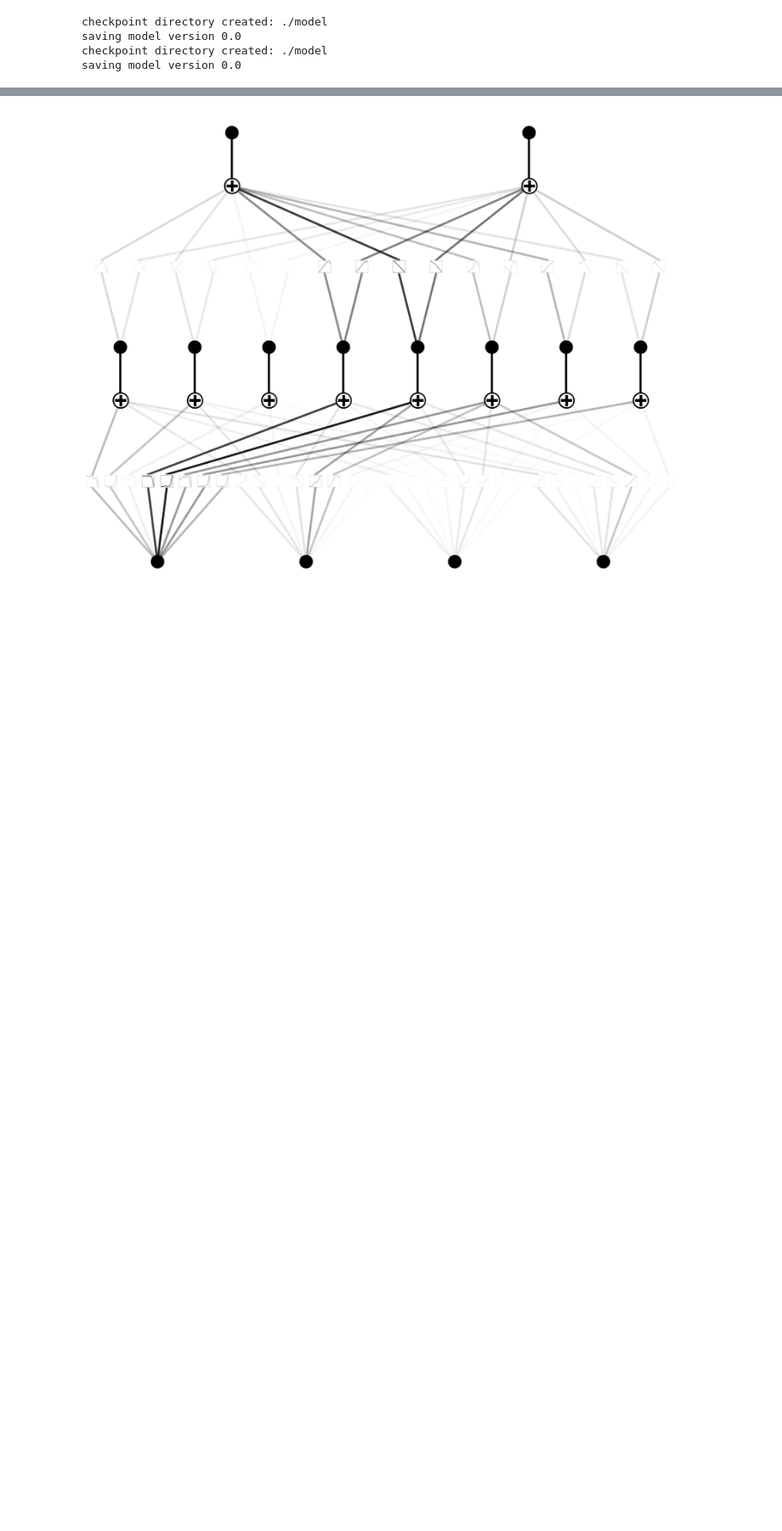
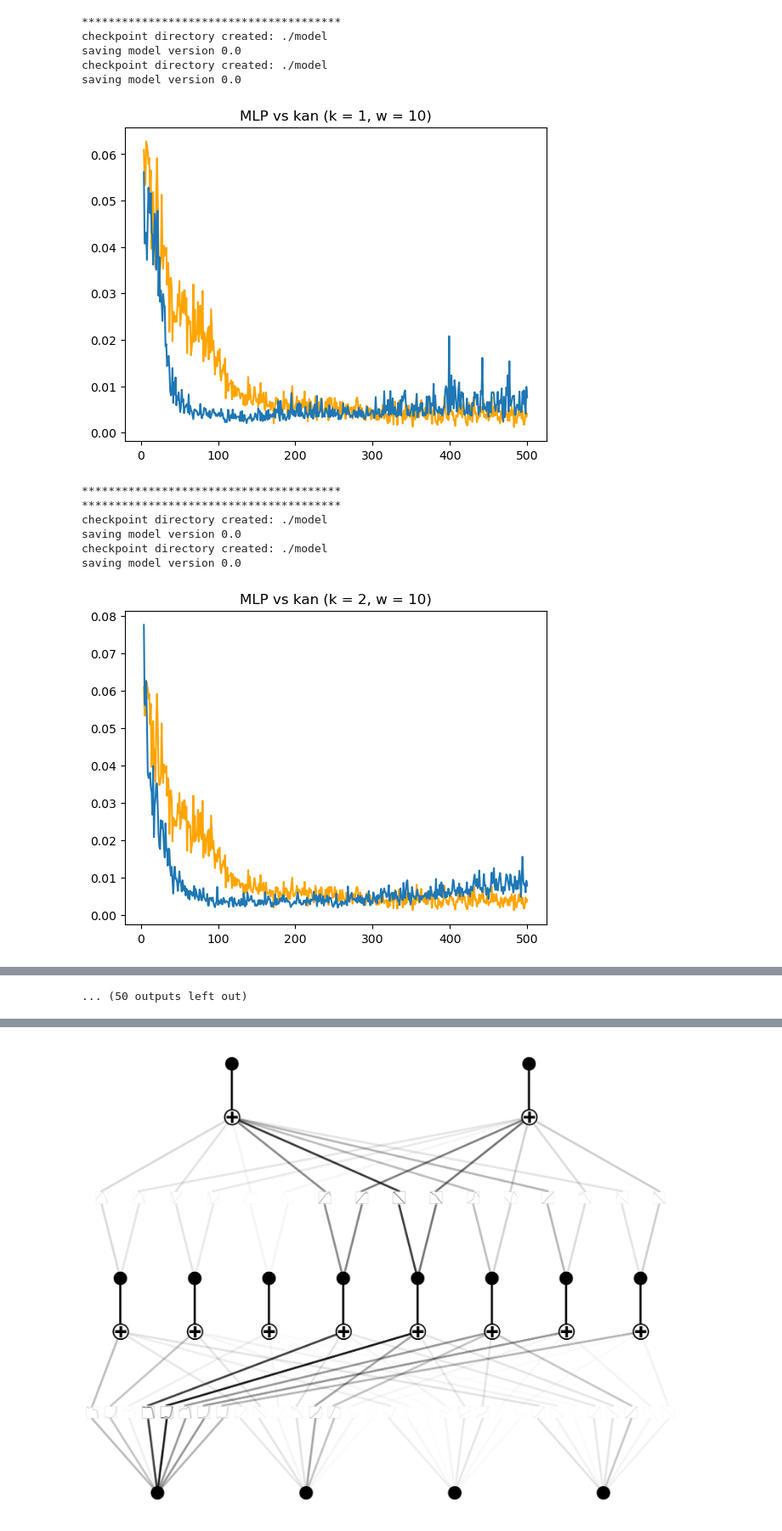
Before and after one commit to rjaditya-2702/KQN, a Jupyter notebook: KAN_expt.ipynb, the cells around one changed output, grey strips where cells are left out. Shown at 85% size. Drawn from its saved outputs; the diff is of its cells as text; code cells hidden in the pictures; blank space fills up the shorter version.

```diff
--- a/KAN_expt.ipynb
+++ b/KAN_expt.ipynb
@@ -0,0 +1,18 @@
+# %%
+
+import gymnasium as gym
+import torch
+import torch.nn as nn
+from hydra.core.hydra_config import HydraConfig
+from kan import KAN
+from torch.utils.tensorboard import SummaryWriter
+import numpy as np
+
+from buffer import ReplayBuffer
+import hydra
+from omegaconf import DictConfig
+from tqdm import tqdm
+
+import matplotlib.pyplot as plt
+
+softmax = nn.Softmax(dim = 1)
@@ -256,15 +261,58 @@ def main(config: config, width, type, k = 3):
     return loss_per_episode, q_network
 # %%
+class config:
+    def __init__(self):
+        self.env_id= "CartPole-v1"
+        self.batch_size= 60
+        self.n_episodes= 500
+        self.warm_up_episodes= 50
+        self.gamma= 0.99
+        self.train_steps= 10
+        self.target_update_freq= 10
+        self.learning_rate= 0.0005
+        self.replay_buffer_capacity= 10000
+        self.width= 8
+        self.grid= 5
+        self.method= "KAN"
+        self.seed= 0
+        self.chance = 0
+        self.epsilon = 0.7
+        self.epsilon_min = 0.01
+        self.decay = 1.0 - 1e-4
+
 config = config()
 
-different_widths = [i for i in range(2, 6)]
-loss_mlp = main(config, 8, type='MLP', k = 3)
-x_mlp = [i for i in range(1, len(loss_mlp)+1)]
+# def main(config: config, width, type, k = 3):
+different_widths = [i for i in range(10, 41)]
+different_k = [i for i in range(1, 11)]
 
-loss, model = main(config, 8, type='KAN', k = 3)
-x = [i for i in range(1, len(loss)+1)]
+loss_mlp = main(config, width = 8, type='MLP', k = 3)
+x_mlp = [i for i in range(1, len(loss_mlp[0])+1)]
+
+for w in different_widths:
+    for k in different_k:
+        print("***************************************")
+        loss, model = main(config, w, type='KAN', k = k)
+        x = [i for i in range(1, len(loss)+1)]
+        plt.figure()
+        plt.plot(x_mlp, loss_mlp[0], color = 'orange')
+        plt.plot(x, loss)
+        plt.title(f'MLP vs kan (k = {k}, w = {w})')
+        plt.show()
+        # model.prune()
+        # model.plot()
+        print("***************************************")
 # %% [output]
+***************************************
 checkpoint directory created: ./model
 saving model version 0.0
 checkpoint directory created: ./model
 saving model version 0.0
+[figure, added]
+***************************************
+***************************************
+checkpoint directory created: ./model
+saving model version 0.0
+checkpoint directory created: ./model
+saving model version 0.0
+[figure, added]
@@ -270,0 +347 @@ saving model version 0.0
+... (50 outputs left out)
```
Also changed, not shown: parts of 9 cells of this notebook.
